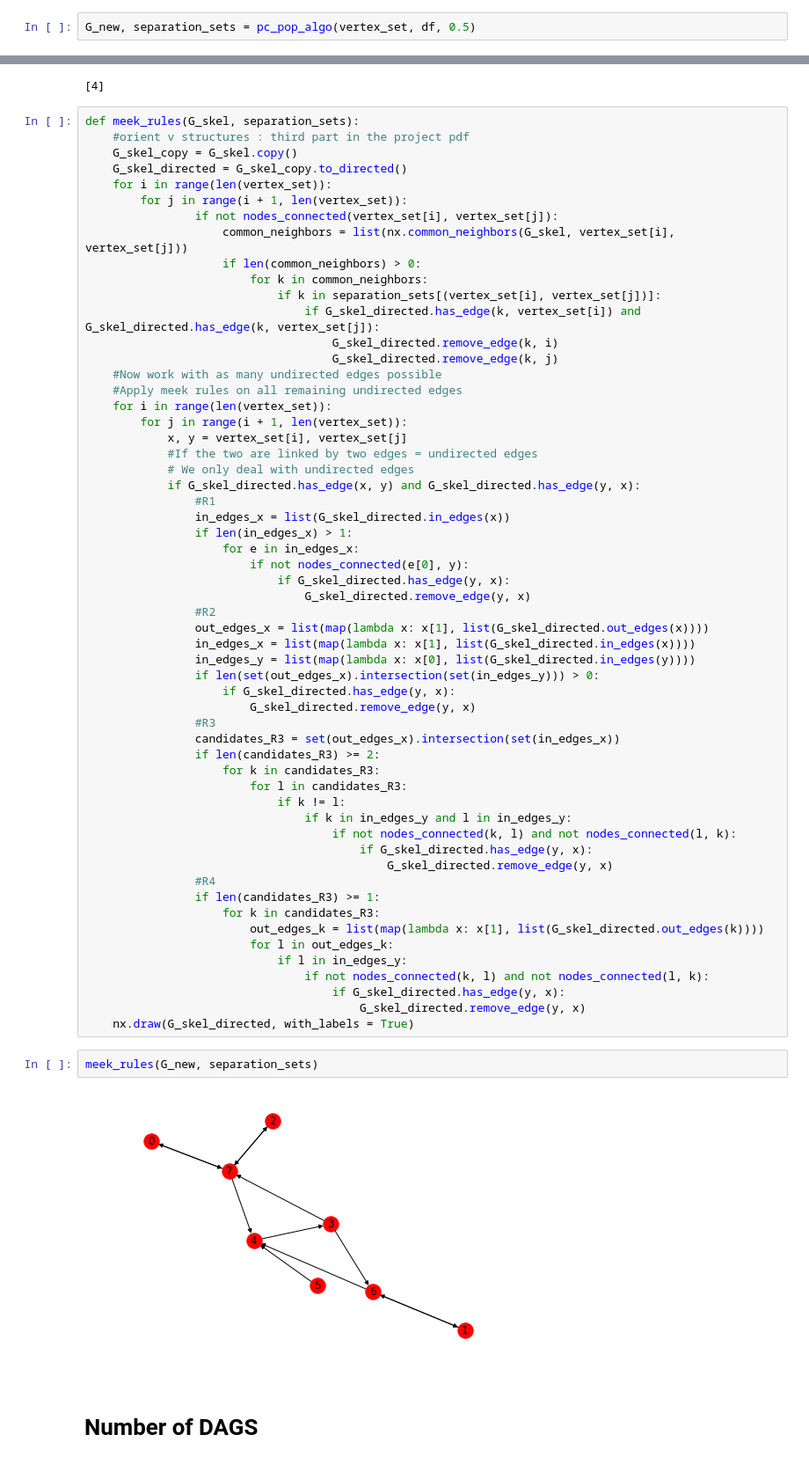
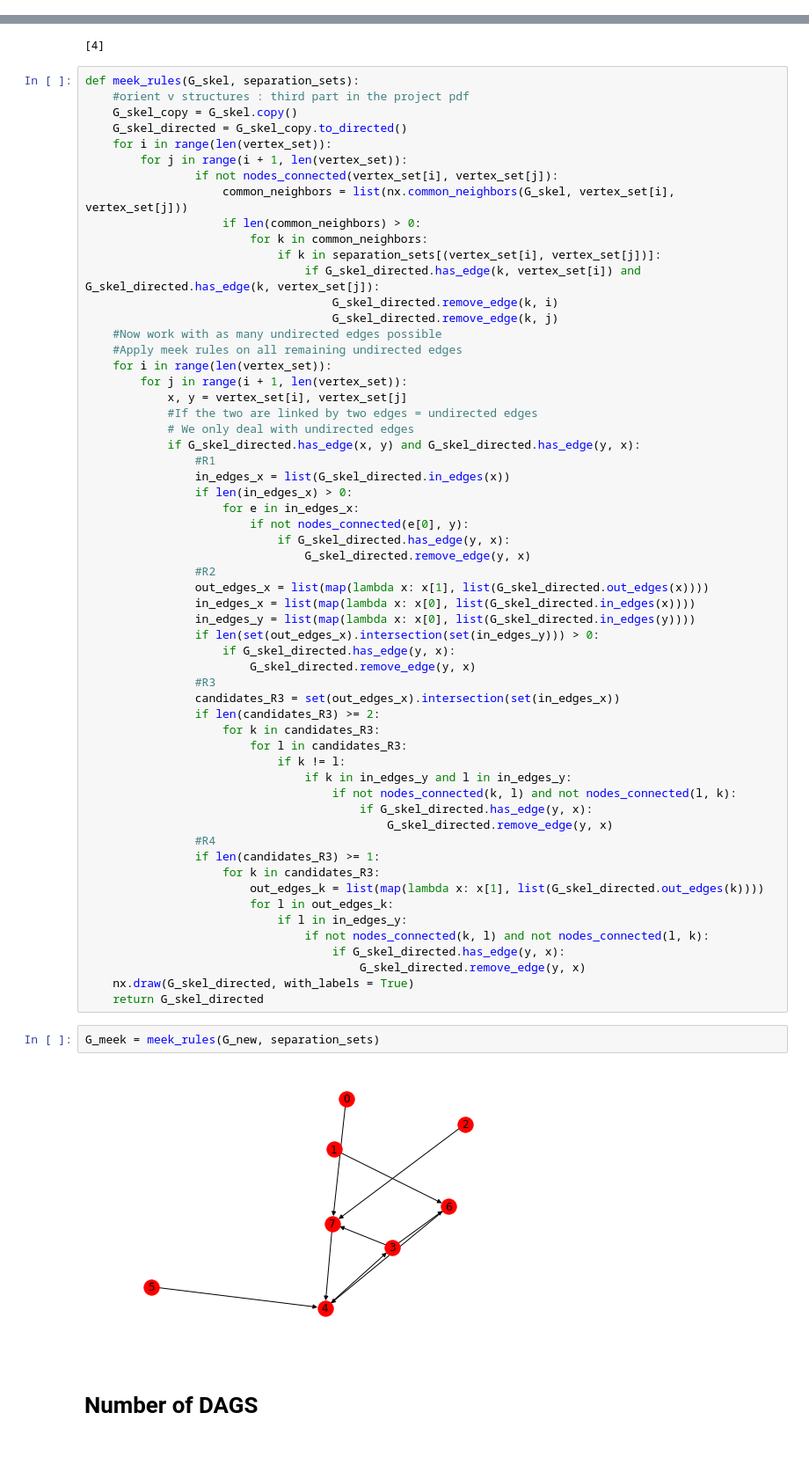
Before and after one commit to valentingarnier/networkAnalytics, a Jupyter notebook: Problem1_finalProject.ipynb, the cells around one changed output, grey strips where cells are left out. Shown at 88% size. Cells and saved outputs as stored; diff of their text form.

```diff
--- a/Problem1_finalProject.ipynb
+++ b/Problem1_finalProject.ipynb
@@ -128,4 +143,2 @@ def pc_pop_algo(vertex_set, df, alpha):
 # %% [markdown]
 # Plot after PC-Algorithm
-# %%
-G_new, separation_sets = pc_pop_algo(vertex_set, df, 0.5)
@@ -167,14 +178,14 @@ def meek_rules(G_skel, separation_sets):
             if G_skel_directed.has_edge(x, y) and G_skel_directed.has_edge(y, x):
                 #R1
                 in_edges_x = list(G_skel_directed.in_edges(x))
-                if len(in_edges_x) > 1:
+                if len(in_edges_x) > 0:
                     for e in in_edges_x:
                         if not nodes_connected(e[0], y):
                             if G_skel_directed.has_edge(y, x):
                                 G_skel_directed.remove_edge(y, x)
                 #R2
                 out_edges_x = list(map(lambda x: x[1], list(G_skel_directed.out_edges(x))))
-                in_edges_x = list(map(lambda x: x[1], list(G_skel_directed.in_edges(x))))
+                in_edges_x = list(map(lambda x: x[0], list(G_skel_directed.in_edges(x))))
                 in_edges_y = list(map(lambda x: x[0], list(G_skel_directed.in_edges(y))))
                 if len(set(out_edges_x).intersection(set(in_edges_y))) > 0:
                     if G_skel_directed.has_edge(y, x):
@@ -199,9 +210,10 @@ def meek_rules(G_skel, separation_sets):
                                     if G_skel_directed.has_edge(y, x):
                                         G_skel_directed.remove_edge(y, x)
     nx.draw(G_skel_directed, with_labels = True)
+    return G_skel_directed
 # %%
-meek_rules(G_new, separation_sets)
+G_meek = meek_rules(G_new, separation_sets)
 # %% [output]
-[figure, old version]
+[figure, new version]
 # %% [markdown]
 # Number of DAGS
```
Also changed, not shown: parts of 15 cells of this notebook.
